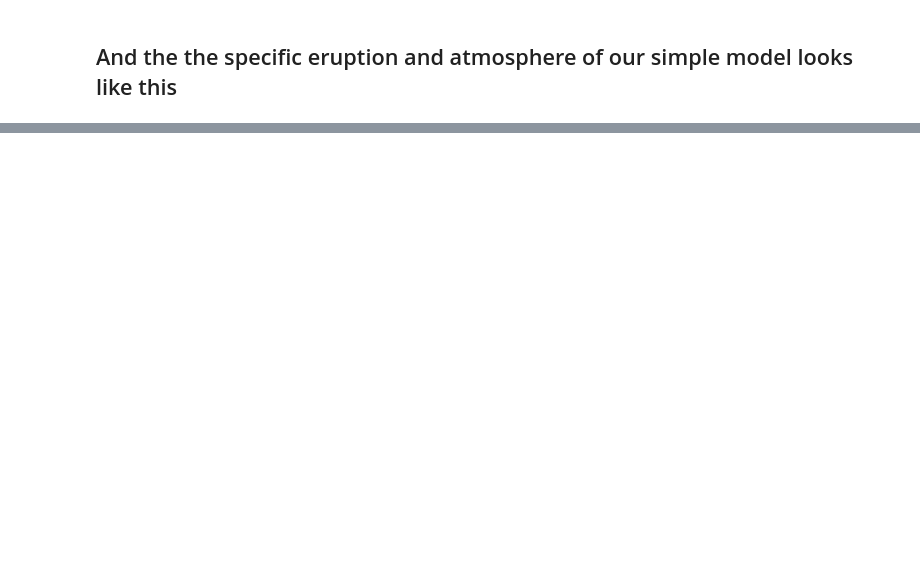
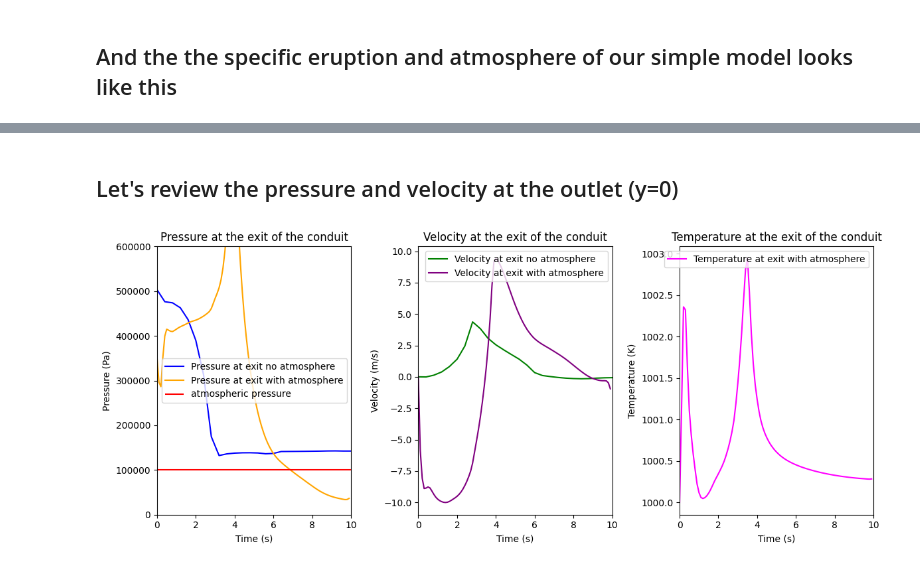
Before and after one commit to paxtonsc/volcano-sims, a Jupyter notebook: notebooks/2025.06.02.experiments.ipynb, the cells around one changed output, grey strips where cells are left out. Cells and saved outputs as stored; diff of their text form; code cells hidden in the pictures; blank space fills up the shorter version.

```diff
--- a/notebooks/2025.06.02.experiments.ipynb
+++ b/notebooks/2025.06.02.experiments.ipynb
@@ -199,0 +159,56 @@ plt.close(fig)  # Clean up
+# %% [markdown]
+## Let's review the pressure and velocity at the outlet (y=0)
+# %%
+file_name = "short_plug_v17"
+solver_func = get_local_solver_from_index_func(folder_name, file_name)
+t_atm, p_atm, u_atm, temp_atm = get_quantities_at_conduit_exit(solver_func, iterations=100)
+
+file_name = "short_plug_v12"
+solver_func = get_local_solver_from_index_func(folder_name, file_name)
+t_original, p_original, u_original, _ = get_quantities_at_conduit_exit(solver_func, iterations=50)
+# %%
+import matplotlib.pyplot as plt
+import numpy as np
+
+# Assuming t_vec and p_vec are defined; if not, here's a placeholder for demonstration
+# t_vec = np.linspace(0, 10, 100)
+# p_vec = np.sin(t_vec) * 0.5e6  # Example data
+
+# Create figure with two subplots side by side
+fig, (ax1, ax2, ax3) = plt.subplots(1, 3, figsize=(12, 5))
+
+# First plot
+ax1.plot(t_original, p_original, label="Pressure at exit no atmosphere", color="blue")
+ax1.plot(t_atm, p_atm, label="Pressure at exit with atmosphere", color="orange")
+ax1.hlines(y=1e5, xmin=0, xmax=20, color="red", label="atmospheric pressure")
+ax1.set_xlabel("Time (s)")
+ax1.set_ylabel("Pressure (Pa)")
+ax1.set_title("Pressure at the exit of the conduit")
+ax1.set_xlim(0, 10)
+ax1.set_ylim(0, 6e5)
+ax1.legend()
+
+# Second plot (identical)
+ax2.plot(t_original, u_original, label="Velocity at exit no atmosphere", color="green")
+ax2.plot(t_atm, u_atm, label="Velocity at exit with atmosphere", color="purple")
+ax2.set_xlabel("Time (s)")
+ax2.set_ylabel("Velocity (m/s)")
+ax2.set_title("Velocity at the exit of the conduit")
+ax2.set_xlim(0, 10)
+ax2.legend()
+
+# Third plot (identical)
+ax3.plot(t_atm, temp_atm, label="Temperature at exit with atmosphere", color="magenta")
+ax3.set_xlabel("Time (s)")
+ax3.set_ylabel("Temperature (K)")
+ax3.set_title("Temperature at the exit of the conduit")
+ax3.set_xlim(0, 10)
+ax3.legend()
+
+# Adjust layout to prevent overlap
+plt.tight_layout()
+
+# Show the plot
+plt.show()
+# %% [output]
+[figure, added]
```
Also changed, not shown: parts of 15 cells of this notebook, 10 other files.
